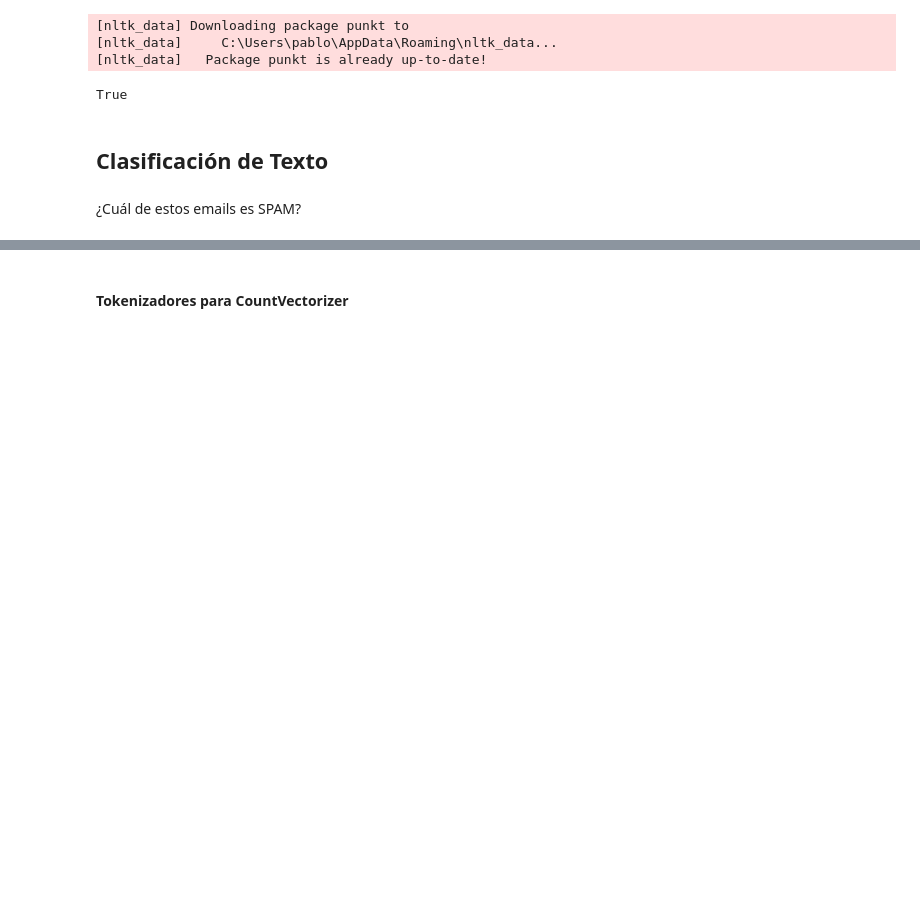
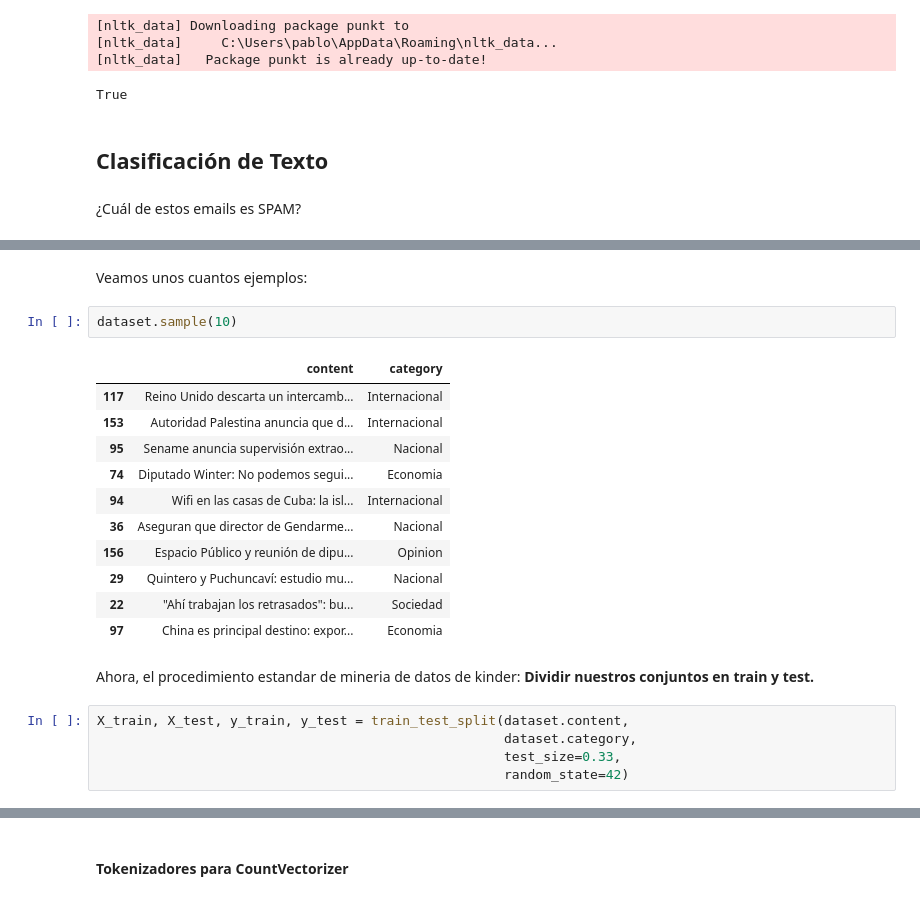
Before and after one commit to dccuchile/CC6205, a Jupyter notebook: tutorials/Auxiliar_1.ipynb, the cells around one changed output, grey strips where cells are left out. Saved outputs shown, nothing was run; the diff lists cells and outputs as text; blank space fills up the shorter version.

```diff
--- a/tutorials/Auxiliar_1.ipynb
+++ b/tutorials/Auxiliar_1.ipynb
@@ -296,0 +180,23 @@ En los tokenizadores podemos definir si dejar o quitar stopwords, lematizar, hac
+# %% [markdown]
+Veamos unos cuantos ejemplos:
+# %%
+dataset.sample(10)
+# %% [output]
+|  | content | category |
+| 117 | Reino Unido descarta un intercamb... | Internacional |
+| 153 | Autoridad Palestina anuncia que d... | Internacional |
+| 95 | Sename anuncia supervisión extrao... | Nacional |
+| 74 | Diputado Winter: No podemos segui... | Economia |
+| 94 | Wifi en las casas de Cuba: la isl... | Internacional |
+| 36 | Aseguran que director de Gendarme... | Nacional |
+| 156 | Espacio Público y reunión de dipu... | Opinion |
+| 29 | Quintero y Puchuncaví: estudio mu... | Nacional |
+| 22 | "Ahí trabajan los retrasados": bu... | Sociedad |
+| 97 | China es principal destino: expor... | Economia |
+# %% [markdown]
+Ahora, el procedimiento estandar de mineria de datos de kinder: **Dividir nuestros conjuntos en train y test.**
+# %%
+X_train, X_test, y_train, y_test = train_test_split(dataset.content,
+                                                    dataset.category,
+                                                    test_size=0.33,
+                                                    random_state=42)
```
Also changed, not shown: parts of 101 cells of this notebook.
